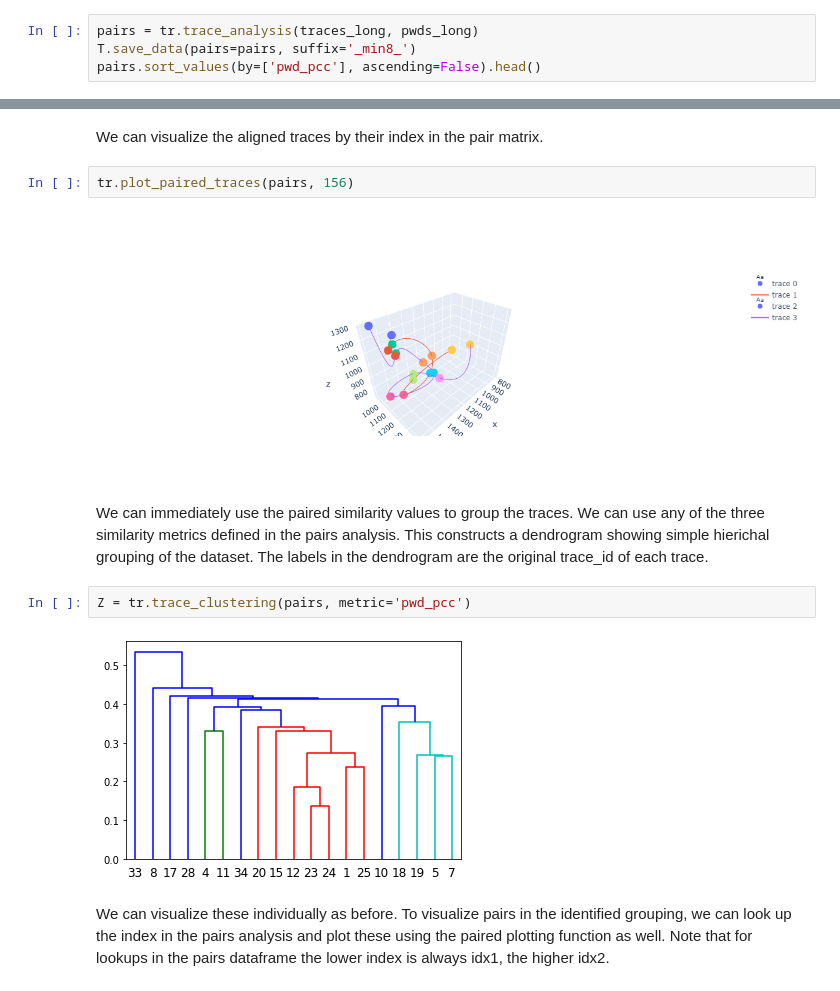
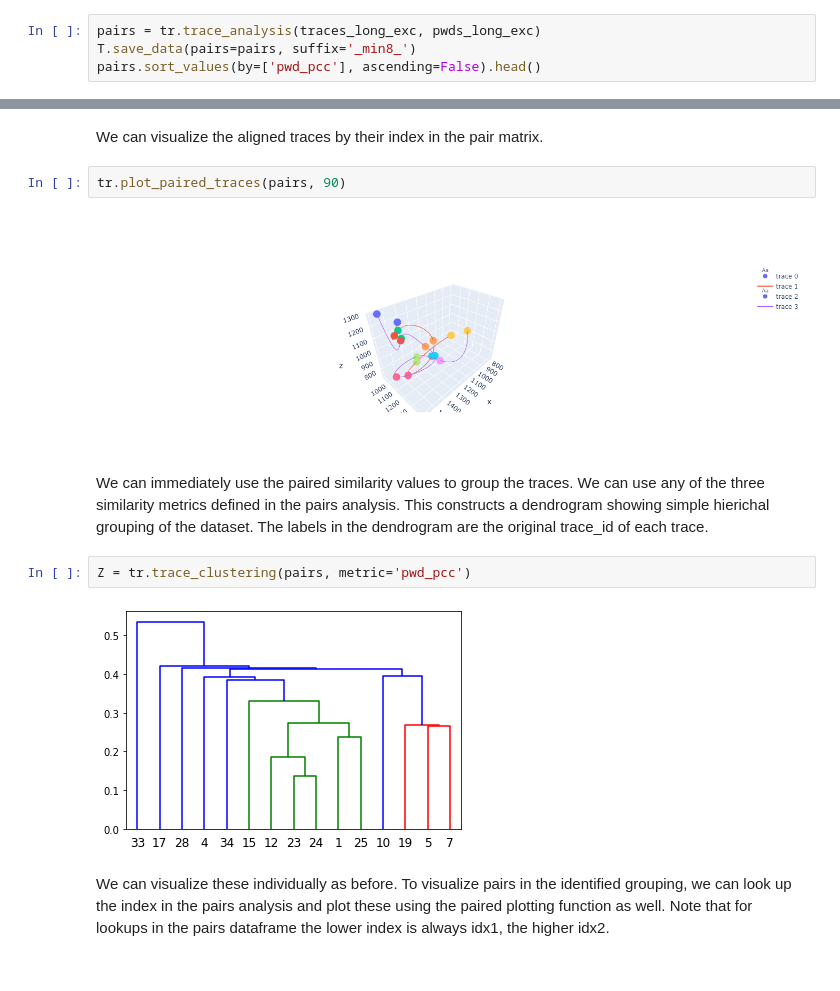
Before and after one commit to gerlichlab/looptrace, a Jupyter notebook: tracing_example.ipynb, the cells around one changed output, grey strips where cells are left out. Cells and saved outputs as stored; diff of their text form.

```diff
--- a/tracing_example.ipynb
+++ b/tracing_example.ipynb
@@ -63,7 +63,7 @@ Number of traces in analysis:  15
 # %% [markdown]
 Further, we can do a paired analysis on traces to figure out similarities between sets of traces. The output of this analysis contains the original indexes and point coordinates of the two compared indexes, the second trace aligned to the first by least squares fitting, and three metrics of similarity between the two traces. These are the mse of the alignment, and the mse of the two pair-wise distance matrices, as well as the Pearson's correlation coefficient between the PWDs. We sort the matrix for to find pairs with a high PCC.
 # %%
-pairs = tr.trace_analysis(traces_long, pwds_long)
+pairs = tr.trace_analysis(traces_long_exc, pwds_long_exc)
 T.save_data(pairs=pairs, suffix='_min8_')
 pairs.sort_values(by=['pwd_pcc'], ascending=False).head()
 # %% [output]
@@ -79,15 +79,15 @@ map directly to c-types [inferred_type->mixed,key->block2_values] [items->Index(
 # %% [markdown]
 We can visualize the aligned traces by their index in the pair matrix.
 # %%
-tr.plot_paired_traces(pairs, 156)
+tr.plot_paired_traces(pairs, 90)
 # %% [output]
-[figure, old version]
+[figure, new version]
 # %% [markdown]
 We can immediately use the paired similarity values to group the traces. We can use any of the three similarity metrics defined in the pairs analysis. This constructs a dendrogram showing simple hierichal grouping of the dataset. The labels in the dendrogram are the original trace_id of each trace.
 # %%
 Z = tr.trace_clustering(pairs, metric='pwd_pcc')
 # %% [output]
-[figure, old version]
+[figure, new version]
 # %% [markdown]
 We can visualize these individually as before. To visualize pairs in the identified grouping, we can look up the index in the pairs analysis and plot these using the paired plotting function as well. Note that for lookups in the pairs dataframe the lower index is always idx1, the higher idx2.
 # %%
```
Also changed, not shown: parts of 2 cells of this notebook.
